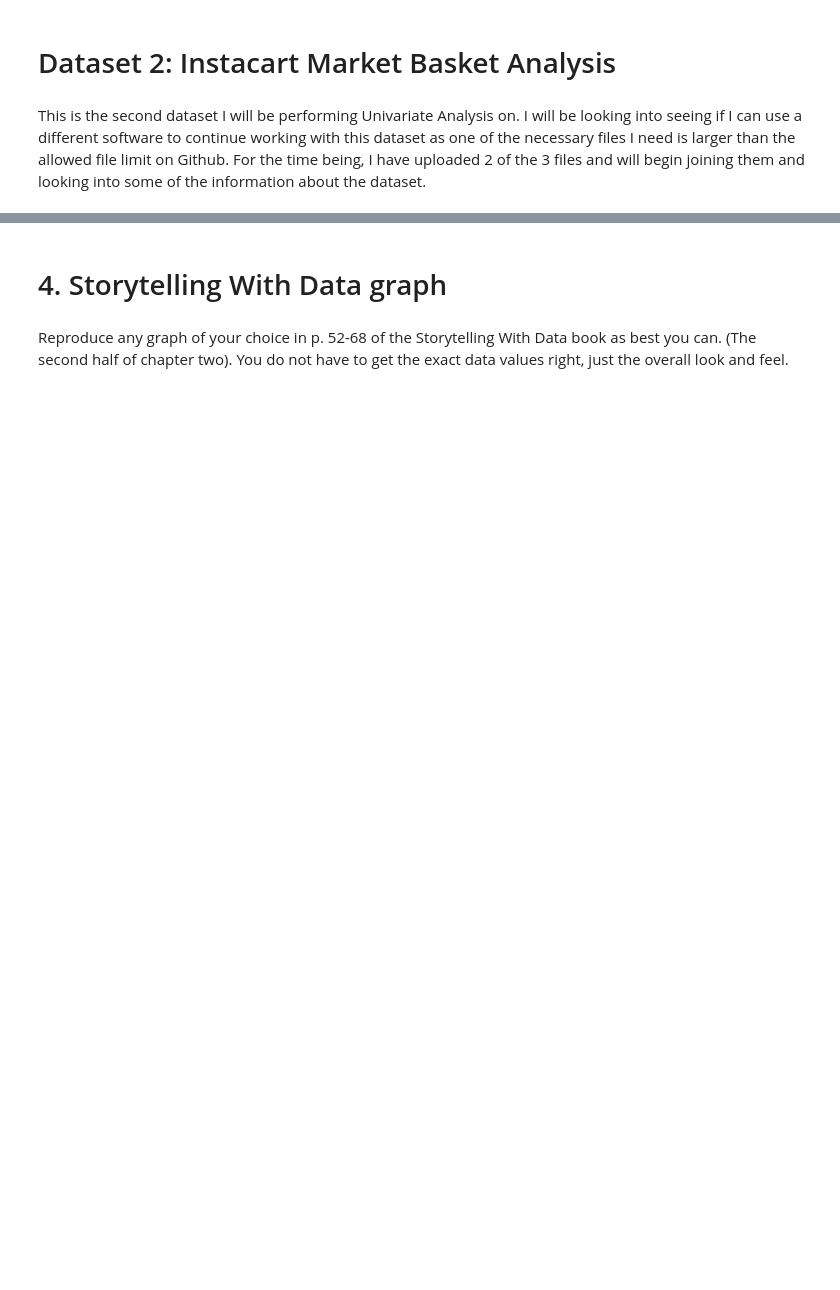
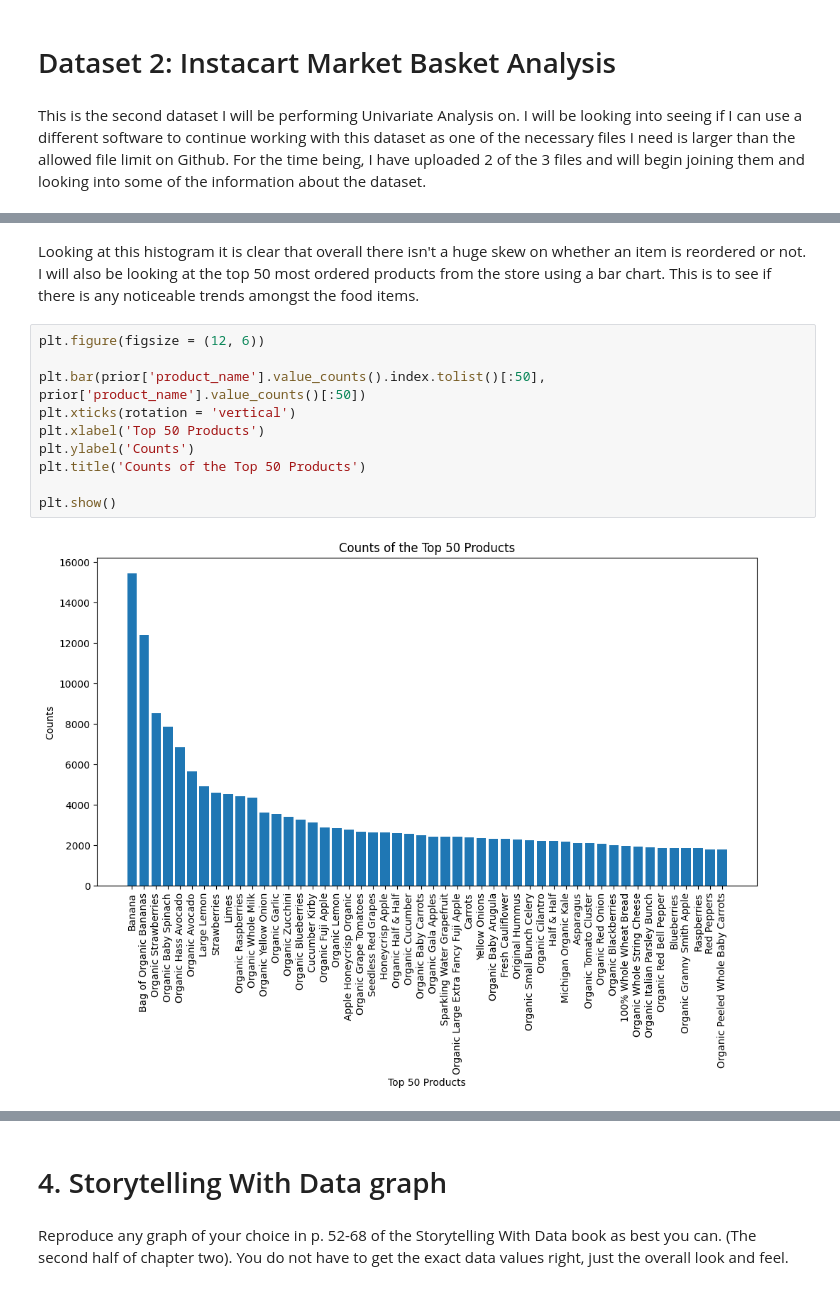
Before and after one commit to eghatzis0527/DX699---HW-Assignments, a Jupyter notebook: OMDS-ModB2-Week4-Hatzis-Eleni.ipynb, the cells around one changed output, grey strips where cells are left out. Cells and saved outputs as stored; diff of their text form; blank space fills up the shorter version.

```diff
--- a/OMDS-ModB2-Week4-Hatzis-Eleni.ipynb
+++ b/OMDS-ModB2-Week4-Hatzis-Eleni.ipynb
@@ -233,0 +285,14 @@ This is the second dataset I will be performing Univariate Analysis on. I will b
+# %% [markdown]
+Looking at this histogram it is clear that overall there isn't a huge skew on whether an item is reordered or not. I will also be looking at the top 50 most ordered products from the store using a bar chart. This is to see if there is any noticeable trends amongst the food items.
+# %%
+plt.figure(figsize = (12, 6))
+
+plt.bar(prior['product_name'].value_counts().index.tolist()[:50], prior['product_name'].value_counts()[:50])
+plt.xticks(rotation = 'vertical')
+plt.xlabel('Top 50 Products')
+plt.ylabel('Counts')
+plt.title('Counts of the Top 50 Products')
+
+plt.show()
+# %% [output]
+[figure, added]
```
Also changed, not shown: parts of 8 cells of this notebook.
